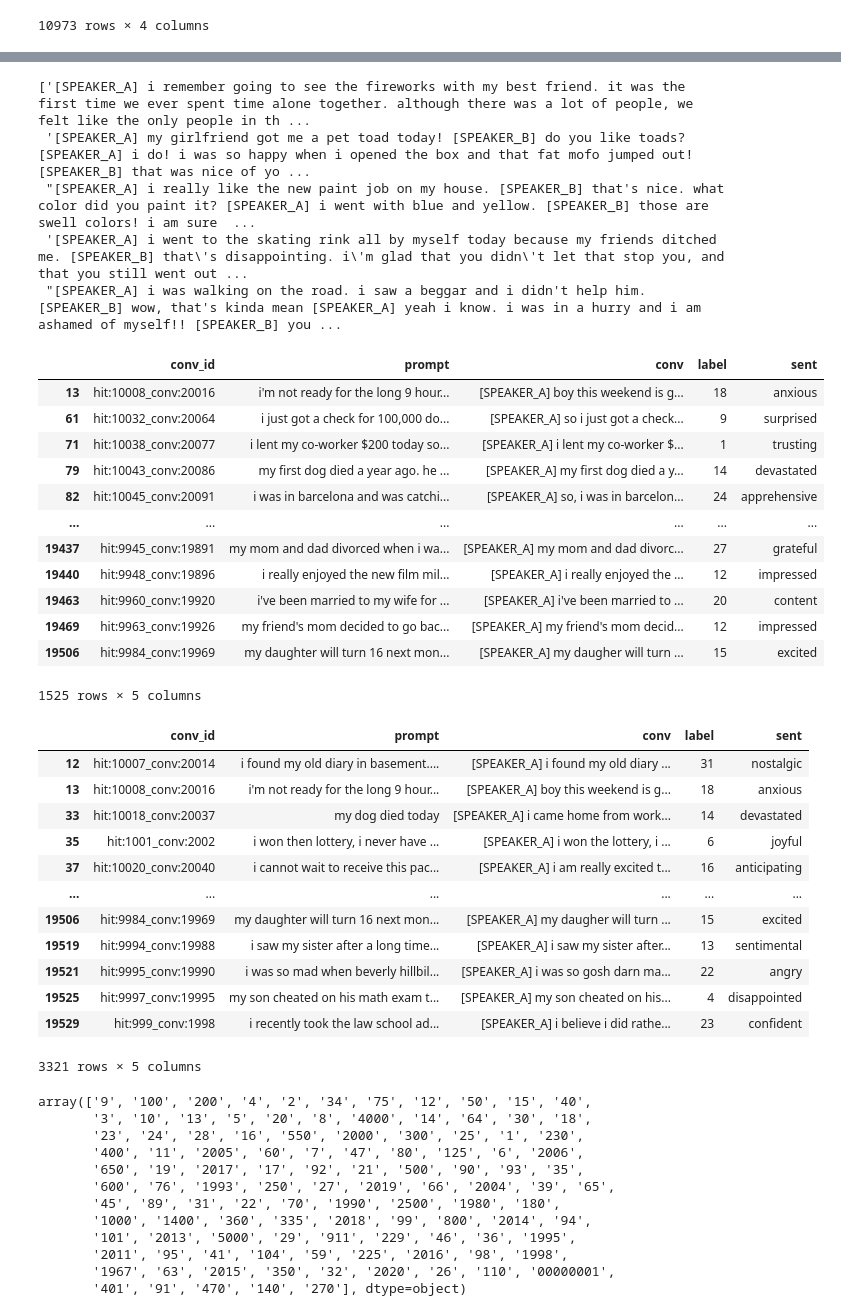
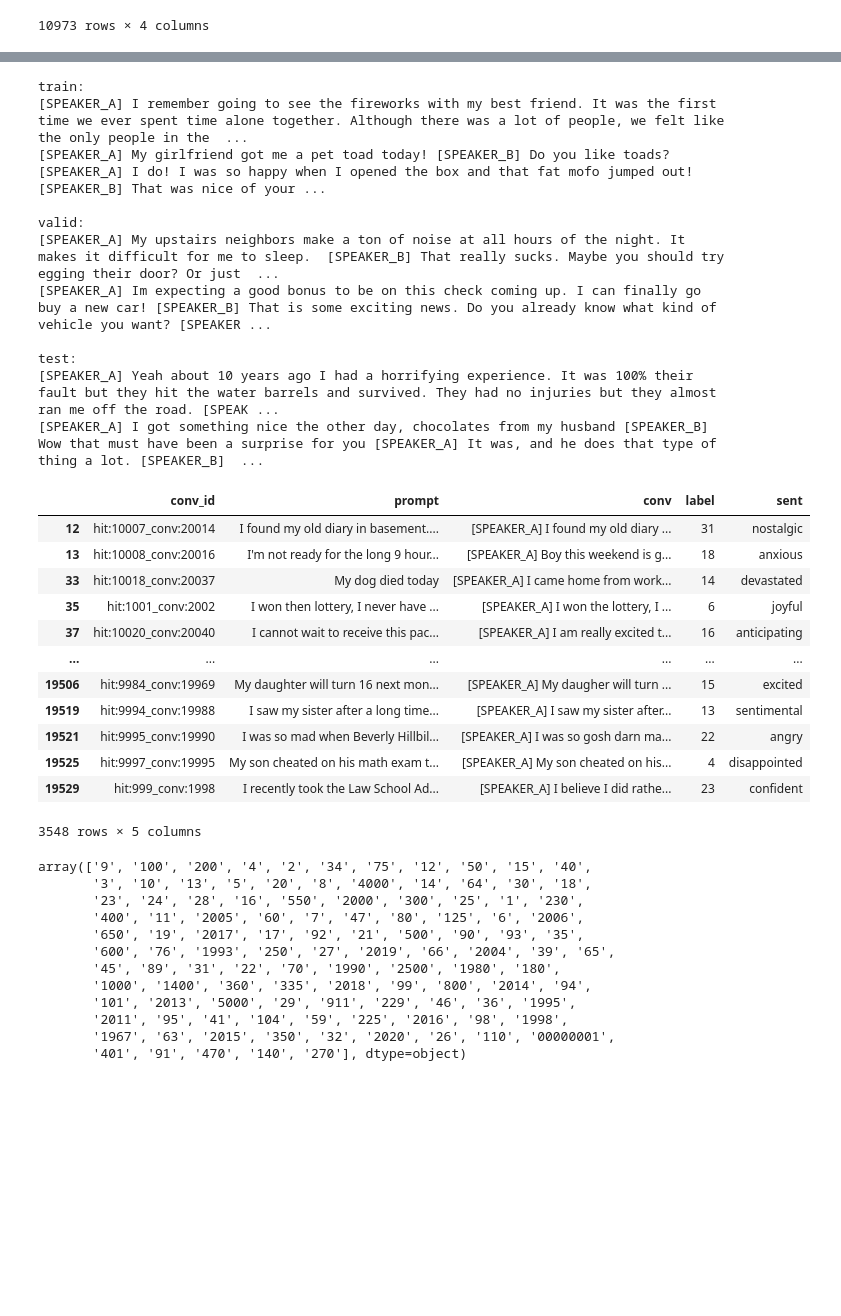
Before and after one commit to SharpKoi/nycu-nlp-final-2022, a Jupyter notebook: EDA.ipynb, the cells around one changed output, grey strips where cells are left out. Drawn from its saved outputs; the diff is of its cells as text; code cells hidden in the pictures; blank space fills up the shorter version.

```diff
--- a/EDA.ipynb
+++ b/EDA.ipynb
@@ -143,46 +149,41 @@ _validdf = concate_conv(validdf)
 _testdf = concate_conv(testdf)
 # %%
 # demo the concatenated result
-_traindf['conv'].values[:5].tolist()
+endl = '\n'
+print(f'train:{endl}{endl.join(_traindf["conv"].values[:2].tolist())}{endl}')
+print(f'valid:{endl}{endl.join(_validdf["conv"].values[:2].tolist())}{endl}')
+print(f'test:{endl}{endl.join(_testdf["conv"].values[:2].tolist())}{endl}')
 # %% [output]
-['[SPEAKER_A] i remember going to see the fireworks with my best friend. it was the first time we ever spent time alone together. although there was a lot of people, we felt like the only people in th ...
- '[SPEAKER_A] my girlfriend got me a pet toad today! [SPEAKER_B] do you like toads? [SPEAKER_A] i do! i was so happy when i opened the box and that fat mofo jumped out! [SPEAKER_B] that was nice of yo ...
- "[SPEAKER_A] i really like the new paint job on my house. [SPEAKER_B] that's nice. what color did you paint it? [SPEAKER_A] i went with blue and yellow. [SPEAKER_B] those are swell colors! i am sure  ...
- '[SPEAKER_A] i went to the skating rink all by myself today because my friends ditched me. [SPEAKER_B] that\'s disappointing. i\'m glad that you didn\'t let that stop you, and that you still went out ...
- "[SPEAKER_A] i was walking on the road. i saw a beggar and i didn't help him. [SPEAKER_B] wow, that's kinda mean [SPEAKER_A] yeah i know. i was in a hurry and i am ashamed of myself!! [SPEAKER_B] you ...
+train:
+[SPEAKER_A] I remember going to see the fireworks with my best friend. It was the first time we ever spent time alone together. Although there was a lot of people, we felt like the only people in the  ...
+[SPEAKER_A] My girlfriend got me a pet toad today! [SPEAKER_B] Do you like toads? [SPEAKER_A] I do! I was so happy when I opened the box and that fat mofo jumped out! [SPEAKER_B] That was nice of your ...
+
+valid:
+[SPEAKER_A] My upstairs neighbors make a ton of noise at all hours of the night. It makes it difficult for me to sleep.  [SPEAKER_B] That really sucks. Maybe you should try egging their door? Or just  ...
+[SPEAKER_A] Im expecting a good bonus to be on this check coming up. I can finally go buy a new car! [SPEAKER_B] That is some exciting news. Do you already know what kind of vehicle you want? [SPEAKER ...
+
+test:
+[SPEAKER_A] Yeah about 10 years ago I had a horrifying experience. It was 100% their fault but they hit the water barrels and survived. They had no injuries but they almost ran me off the road. [SPEAK ...
+[SPEAKER_A] I got something nice the other day, chocolates from my husband [SPEAKER_B] Wow that must have been a surprise for you [SPEAKER_A] It was, and he does that type of thing a lot. [SPEAKER_B]  ...
 # %%
 # check rows with numerics
 import re
 
-display(_traindf[_traindf['prompt'].str.contains('\d+')])
-display(_traindf[_traindf['conv'].str.contains('\d+')])
+display(_traindf[_traindf['prompt'].str.contains('\d+') | _traindf['conv'].str.contains('\d+')])
 # %% [output]
 |  | conv_id | prompt | conv | label | sent |
-| 13 | hit:10008_conv:20016 | i'm not ready for the long 9 hour... | [SPEAKER_A] boy this weekend is g... | 18 | anxious |
-| 61 | hit:10032_conv:20064 | i just got a check for 100,000 do... | [SPEAKER_A] so i just got a check... | 9 | surprised |
-| 71 | hit:10038_conv:20077 | i lent my co-worker $200 today so... | [SPEAKER_A] i lent my co-worker $... | 1 | trusting |
-| 79 | hit:10043_conv:20086 | my first dog died a year ago. he ... | [SPEAKER_A] my first dog died a y... | 14 | devastated |
-| 82 | hit:10045_conv:20091 | i was in barcelona and was catchi... | [SPEAKER_A] so, i was in barcelon... | 24 | apprehensive |
+| 12 | hit:10007_conv:20014 | I found my old diary in basement.... | [SPEAKER_A] I found my old diary ... | 31 | nostalgic |
+| 13 | hit:10008_conv:20016 | I'm not ready for the long 9 hour... | [SPEAKER_A] Boy this weekend is g... | 18 | anxious |
+| 33 | hit:10018_conv:20037 | My dog died today | [SPEAKER_A] I came home from work... | 14 | devastated |
+| 35 | hit:1001_conv:2002 | I won then lottery, I never have ... | [SPEAKER_A] I won the lottery, I ... | 6 | joyful |
+| 37 | hit:10020_conv:20040 | I cannot wait to receive this pac... | [SPEAKER_A] I am really excited t... | 16 | anticipating |
 | ... | ... | ... | ... | ... | ... |
-| 19437 | hit:9945_conv:19891 | my mom and dad divorced when i wa... | [SPEAKER_A] my mom and dad divorc... | 27 | grateful |
-| 19440 | hit:9948_conv:19896 | i really enjoyed the new film mil... | [SPEAKER_A] i really enjoyed the ... | 12 | impressed |
-| 19463 | hit:9960_conv:19920 | i've been married to my wife for ... | [SPEAKER_A] i've been married to ... | 20 | content |
-| 19469 | hit:9963_conv:19926 | my friend's mom decided to go bac... | [SPEAKER_A] my friend's mom decid... | 12 | impressed |
-| 19506 | hit:9984_conv:19969 | my daughter will turn 16 next mon... | [SPEAKER_A] my daugher will turn ... | 15 | excited |
+| 19506 | hit:9984_conv:19969 | My daughter will turn 16 next mon... | [SPEAKER_A] My daugher will turn ... | 15 | excited |
+| 19519 | hit:9994_conv:19988 | I saw my sister after a long time... | [SPEAKER_A] I saw my sister after... | 13 | sentimental |
+| 19521 | hit:9995_conv:19990 | I was so mad when Beverly Hillbil... | [SPEAKER_A] I was so gosh darn ma... | 22 | angry |
+| 19525 | hit:9997_conv:19995 | My son cheated on his math exam t... | [SPEAKER_A] My son cheated on his... | 4 | disappointed |
+| 19529 | hit:999_conv:1998 | I recently took the Law School Ad... | [SPEAKER_A] I believe I did rathe... | 23 | confident |
-1525 rows × 5 columns
+3548 rows × 5 columns
-|  | conv_id | prompt | conv | label | sent |
-| 12 | hit:10007_conv:20014 | i found my old diary in basement.... | [SPEAKER_A] i found my old diary ... | 31 | nostalgic |
-| 13 | hit:10008_conv:20016 | i'm not ready for the long 9 hour... | [SPEAKER_A] boy this weekend is g... | 18 | anxious |
-| 33 | hit:10018_conv:20037 | my dog died today | [SPEAKER_A] i came home from work... | 14 | devastated |
-| 35 | hit:1001_conv:2002 | i won then lottery, i never have ... | [SPEAKER_A] i won the lottery, i ... | 6 | joyful |
-| 37 | hit:10020_conv:20040 | i cannot wait to receive this pac... | [SPEAKER_A] i am really excited t... | 16 | anticipating |
-| ... | ... | ... | ... | ... | ... |
-| 19506 | hit:9984_conv:19969 | my daughter will turn 16 next mon... | [SPEAKER_A] my daugher will turn ... | 15 | excited |
-| 19519 | hit:9994_conv:19988 | i saw my sister after a long time... | [SPEAKER_A] i saw my sister after... | 13 | sentimental |
-| 19521 | hit:9995_conv:19990 | i was so mad when beverly hillbil... | [SPEAKER_A] i was so gosh darn ma... | 22 | angry |
-| 19525 | hit:9997_conv:19995 | my son cheated on his math exam t... | [SPEAKER_A] my son cheated on his... | 4 | disappointed |
-| 19529 | hit:999_conv:1998 | i recently took the law school ad... | [SPEAKER_A] i believe i did rathe... | 23 | confident |
-3321 rows × 5 columns
 # %%
 prompts_with_nums = _traindf['prompt'].str.extract(pat='(\d+)')[0]
 prompts_with_nums[~prompts_with_nums.isna()].unique()
```
Also changed, not shown: parts of 15 cells of this notebook.
